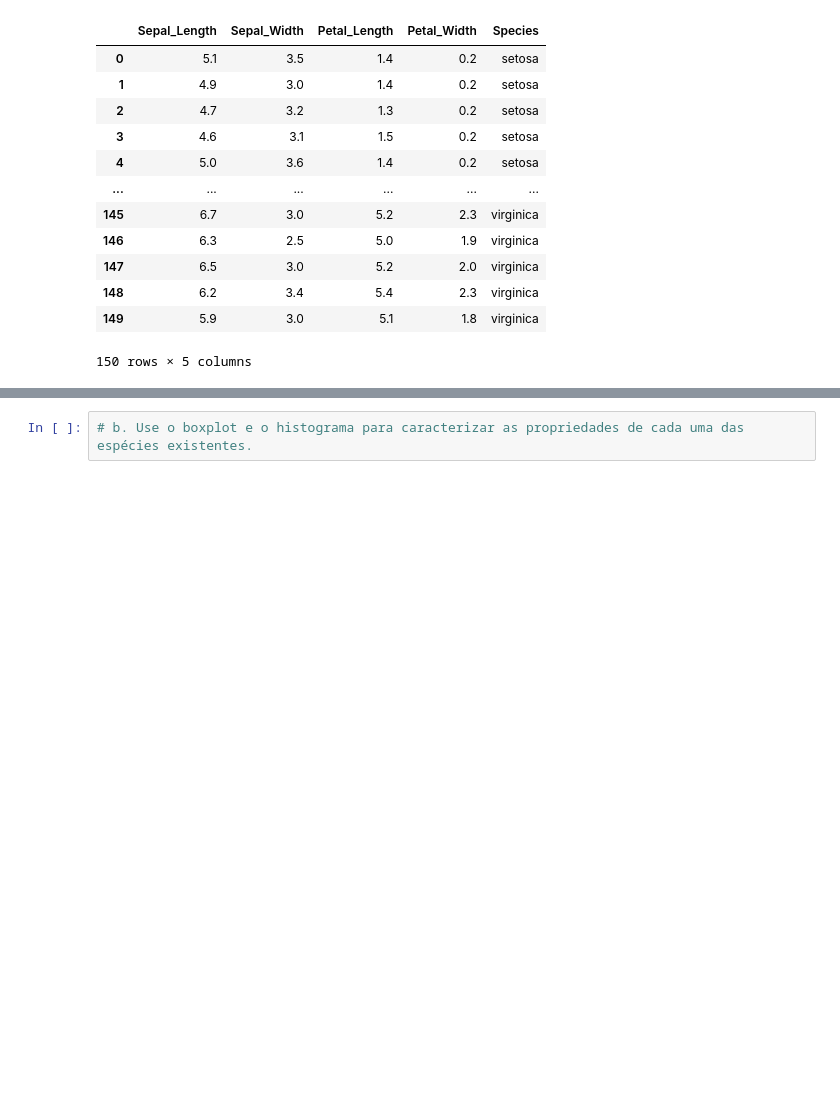
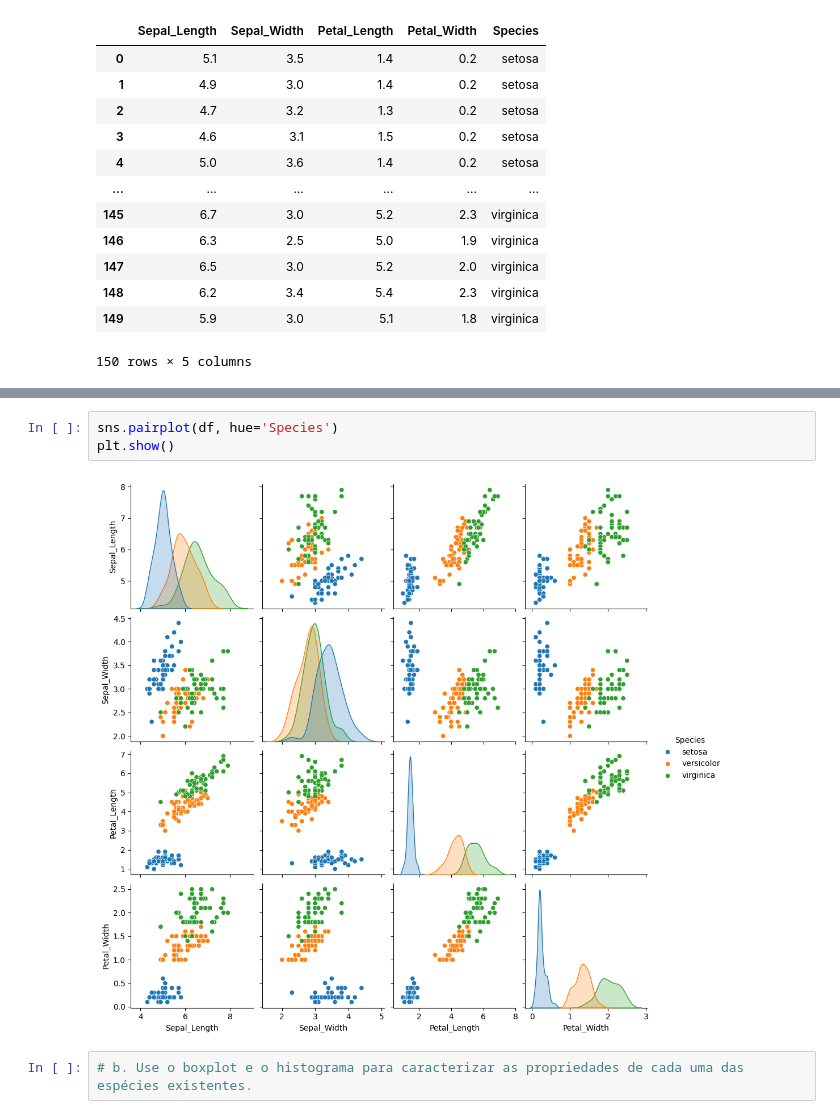
Before and after one commit to dsreliete/Womakerscode_DA_desafio_individual, a Jupyter notebook: Desafio7IndividualElietedaSilvaRodrigues.ipynb, the cells around one changed output, grey strips where cells are left out. Drawn from its saved outputs; the diff is of its cells as text; blank space fills up the shorter version.

```diff
--- a/Desafio7IndividualElietedaSilvaRodrigues.ipynb
+++ b/Desafio7IndividualElietedaSilvaRodrigues.ipynb
@@ -36,3 +73,8 @@ df
+# %%
+sns.pairplot(df, hue='Species')
+plt.show()
+# %% [output]
+[figure, added]
 # %%
 # b. Use o boxplot e o histograma para caracterizar as propriedades de cada uma das espécies existentes.
 # %%
```
Also changed, not shown: parts of 3 cells of this notebook.
